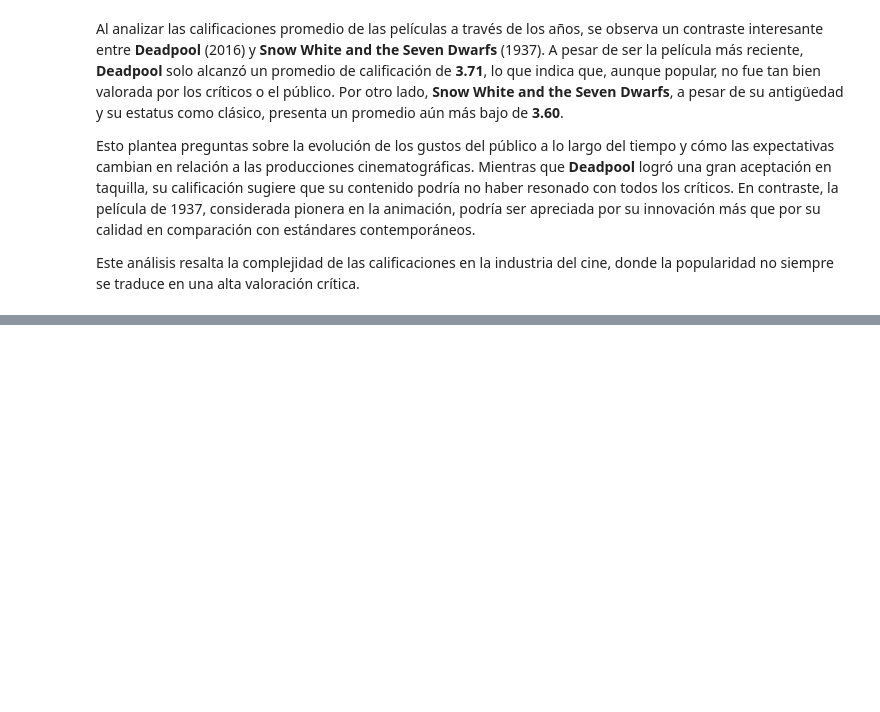
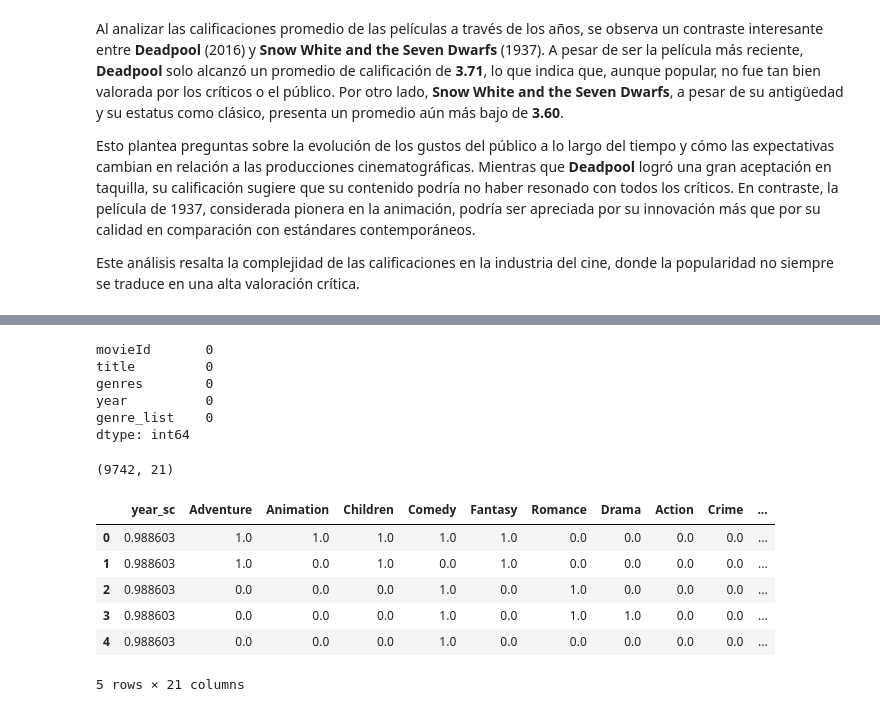
Before and after one commit to leidysguerrero120/Trabajo-Anal-tica-3---Marketing, a Jupyter notebook: Modelos_Marketing.ipynb, the cells around one changed output, grey strips where cells are left out. Saved outputs shown, nothing was run; the diff lists cells and outputs as text; code cells hidden in the pictures; blank space fills up the shorter version.

```diff
--- a/Modelos_Marketing.ipynb
+++ b/Modelos_Marketing.ipynb
@@ -193,0 +244,26 @@ Este análisis resalta la complejidad de las calificaciones en la industria del
+# %%
+conn = sqlite3.connect('/content/drive/MyDrive/db_movies_final')
+cursor = conn.cursor()
+movies = pd.read_sql('SELECT * FROM movies', conn)
+
+
+def split_genres(genre_string):
+    if pd.isnull(genre_string):
+        return []
+    if '|' in genre_string:
+        return genre_string.split('|')
+    else:
+        return [genre_string]
+
+movies['genre_list'] = movies['genres'].apply(split_genres)
+
+cursor.execute("PRAGMA table_info(movies)")
+columns = cursor.fetchall()
+column_names = [column[1] for column in columns]
+if 'genre_list' not in column_names:
+    cursor.execute("ALTER TABLE movies ADD COLUMN genre_list TEXT")
+
+conn.commit()
+conn.close()
+
+print(movies.head())
@@ -193,0 +291,33 @@ Este análisis resalta la complejidad de las calificaciones en la industria del
+# %%
+nan_count = movies.isna().sum()
+print(nan_count)
+# %% [output]
+movieId       0
+title         0
+genres        0
+year          0
+genre_list    0
+dtype: int64
+# %%
+sc=MinMaxScaler()
+movies[["year_sc"]]=sc.fit_transform(movies[['year']])
+# %%
+movies_dum1 = movies['genre_list'].apply(lambda x: pd.Series([1] * len(x), index=x)).fillna(0)
+
+movies_dum2 = pd.concat([movies.drop(columns=['movieId', 'year', 'title', 'genres', 'genre_list']), movies_dum1], axis=1)
+
+movies_dum2.to_csv('movies_dummies.csv', index=False)
+
+print(movies_dum2.shape)
+# %% [output]
+(9742, 21)
+# %%
+movies_dum2.head()
+# %% [output]
+|  | year_sc | Adventure | Animation | Children | Comedy | Fantasy | Romance | Drama | Action | Crime | ... |
+| 0 | 0.988603 | 1.0 | 1.0 | 1.0 | 1.0 | 1.0 | 0.0 | 0.0 | 0.0 | 0.0 | ... |
+| 1 | 0.988603 | 1.0 | 0.0 | 1.0 | 0.0 | 1.0 | 0.0 | 0.0 | 0.0 | 0.0 | ... |
+| 2 | 0.988603 | 0.0 | 0.0 | 0.0 | 1.0 | 0.0 | 1.0 | 0.0 | 0.0 | 0.0 | ... |
+| 3 | 0.988603 | 0.0 | 0.0 | 0.0 | 1.0 | 0.0 | 1.0 | 1.0 | 0.0 | 0.0 | ... |
+| 4 | 0.988603 | 0.0 | 0.0 | 0.0 | 1.0 | 0.0 | 0.0 | 0.0 | 0.0 | 0.0 | ... |
+5 rows × 21 columns
```
Also changed, not shown: parts of 40 cells of this notebook.
